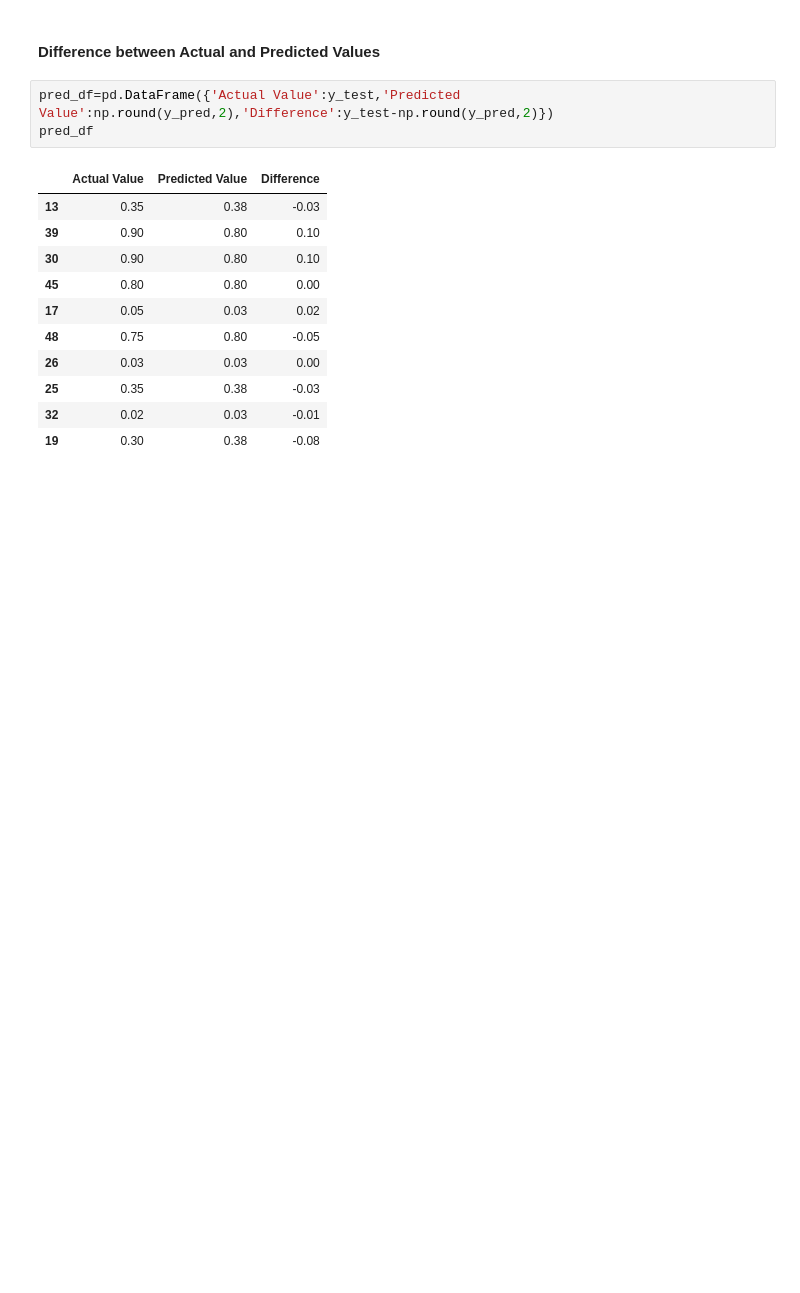
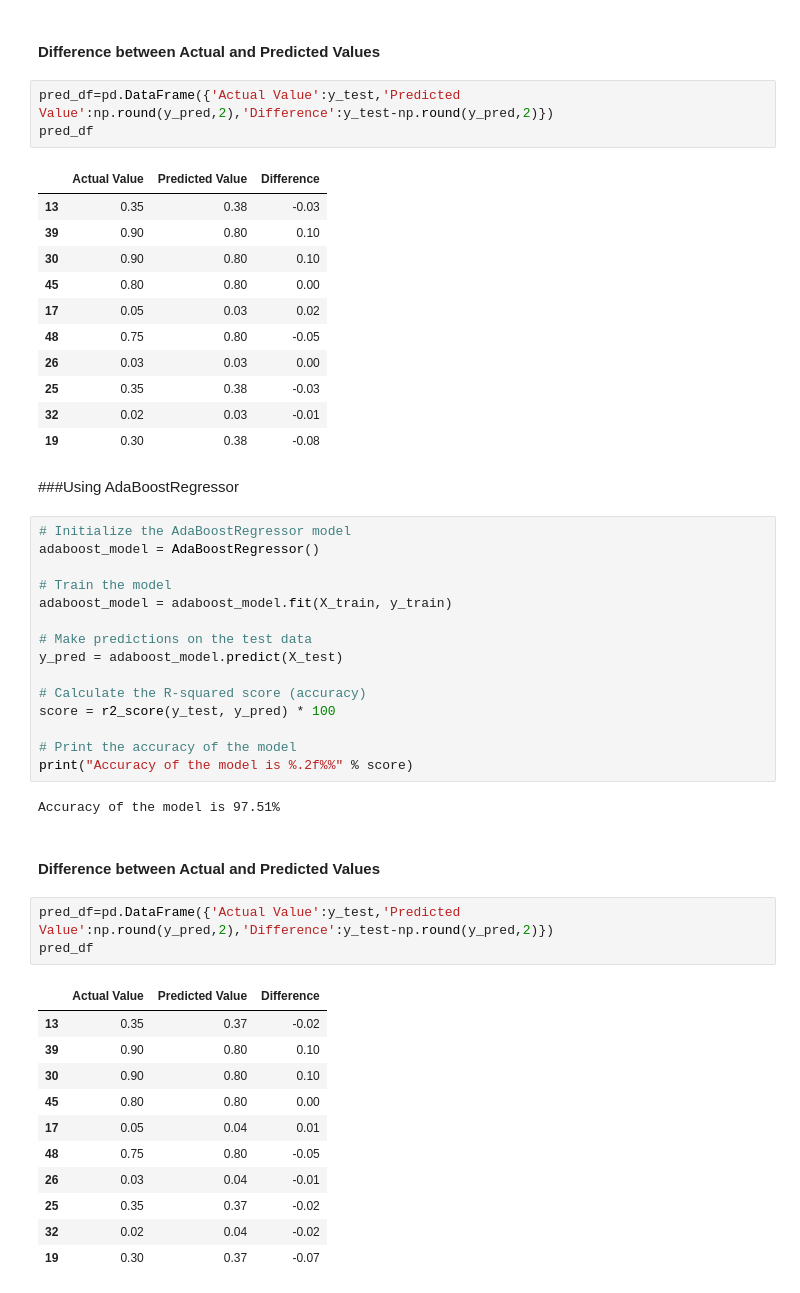
Before and after one commit to newguy7/DataScienceProjects, a Jupyter notebook: Cancer_Probabilities.ipynb, the cells around one changed output. Saved outputs shown, nothing was run; the diff lists cells and outputs as text; blank space fills up the shorter version.

```diff
--- a/Cancer_Probabilities.ipynb
+++ b/Cancer_Probabilities.ipynb
@@ -547,3 +547,39 @@ pred_df
 | 25 | 0.35 | 0.38 | -0.03 |
 | 32 | 0.02 | 0.03 | -0.01 |
 | 19 | 0.30 | 0.38 | -0.08 |
+# %% [markdown]
+###Using AdaBoostRegressor
+# %%
+# Initialize the AdaBoostRegressor model
+adaboost_model = AdaBoostRegressor()
+
+# Train the model
+adaboost_model = adaboost_model.fit(X_train, y_train)
+
+# Make predictions on the test data
+y_pred = adaboost_model.predict(X_test)
+
+# Calculate the R-squared score (accuracy)
+score = r2_score(y_test, y_pred) * 100
+
+# Print the accuracy of the model
+print("Accuracy of the model is %.2f%%" % score)
+# %% [output]
+Accuracy of the model is 97.51%
+# %% [markdown]
+#### Difference between Actual and Predicted Values
+# %%
+pred_df=pd.DataFrame({'Actual Value':y_test,'Predicted Value':np.round(y_pred,2),'Difference':y_test-np.round(y_pred,2)})
+pred_df
+# %% [output]
+|  | Actual Value | Predicted Value | Difference |
+| 13 | 0.35 | 0.37 | -0.02 |
+| 39 | 0.90 | 0.80 | 0.10 |
+| 30 | 0.90 | 0.80 | 0.10 |
+| 45 | 0.80 | 0.80 | 0.00 |
+| 17 | 0.05 | 0.04 | 0.01 |
+| 48 | 0.75 | 0.80 | -0.05 |
+| 26 | 0.03 | 0.04 | -0.01 |
+| 25 | 0.35 | 0.37 | -0.02 |
+| 32 | 0.02 | 0.04 | -0.02 |
+| 19 | 0.30 | 0.37 | -0.07 |
```
Also changed, not shown: parts of 2 cells of this notebook.
